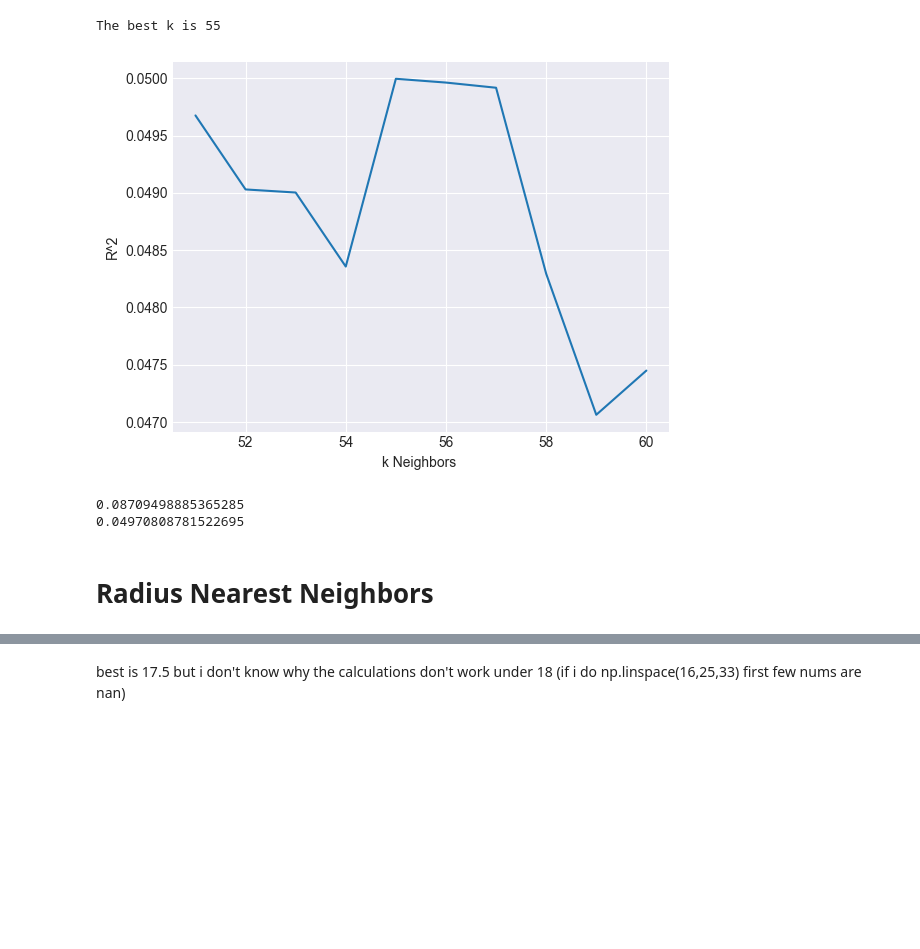
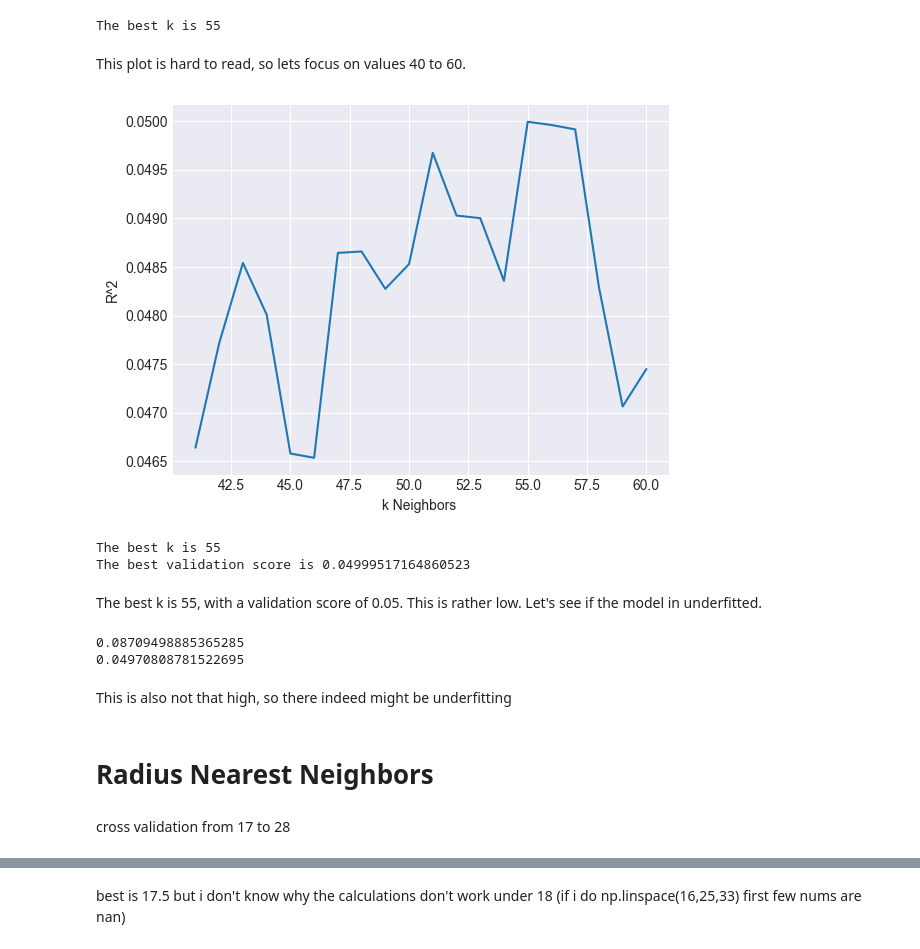
Before and after one commit to Vicba/SchoolProject, a Jupyter notebook: outcome_damage_amount.ipynb, the cells around one changed output, grey strips where cells are left out. Drawn from its saved outputs; the diff is of its cells as text; code cells hidden in the pictures; blank space fills up the shorter version.

```diff
--- a/outcome_damage_amount.ipynb
+++ b/outcome_damage_amount.ipynb
@@ -107,0 +109,7 @@ X_train_poly.shape
+# %%
+from sklearn import linear_model
+
+linreg_lasso1 = linear_model.Lasso()
+linreg_lasso1.fit(X_train_poly, y_train)
+print('R2: %.3f' % linreg_lasso1.score(X_train_poly, y_train))
+print('R2: %.3f' % linreg_lasso1.score(X_val_poly, y_val))
@@ -252,16 +263,24 @@ print('The best k is', K[max_index])
 # %% [output]
 [figure]
 The best k is 55
+# %% [markdown]
+This plot is hard to read, so lets focus on values 40 to 60.
 # %%
 # let's zoom in to the nearest 50-60
 
-plt.plot(K[50:60],cv_scores[50:60])
+plt.plot(K[40:60],cv_scores[40:60])
 plt.xlabel('k Neighbors ')
 plt.ylabel('R^2')
 
 plt.show()
+print('The best k is', K[max_index])
+print('The best validation score is', max_value)
 # %% [output]
-[figure, old version]
+[figure, new version]
+The best k is 55
+The best validation score is 0.04999517164860523
+# %% [markdown]
+The best k is 55, with a validation score of 0.05. This is rather low. Let's see if the model in underfitted.
 # %%
 knn = KNeighborsRegressor(n_neighbors=K[max_index])
 knn.fit(X_train_stand, y_train)
@@ -274,8 +293,12 @@ print(str(knn_val_res))
 # %% [output]
 0.08709498885365285
 0.04970808781522695
+# %% [markdown]
+This is also not that high, so there indeed might be underfitting
 # %% [markdown]
 # Radius Nearest Neighbors
+# %% [markdown]
+cross validation from 17 to 28
 # %%
 from sklearn.neighbors import RadiusNeighborsRegressor
 from sklearn.model_selection import cross_val_score
```
Also changed, not shown: parts of 43 cells of this notebook, 2 other files.
